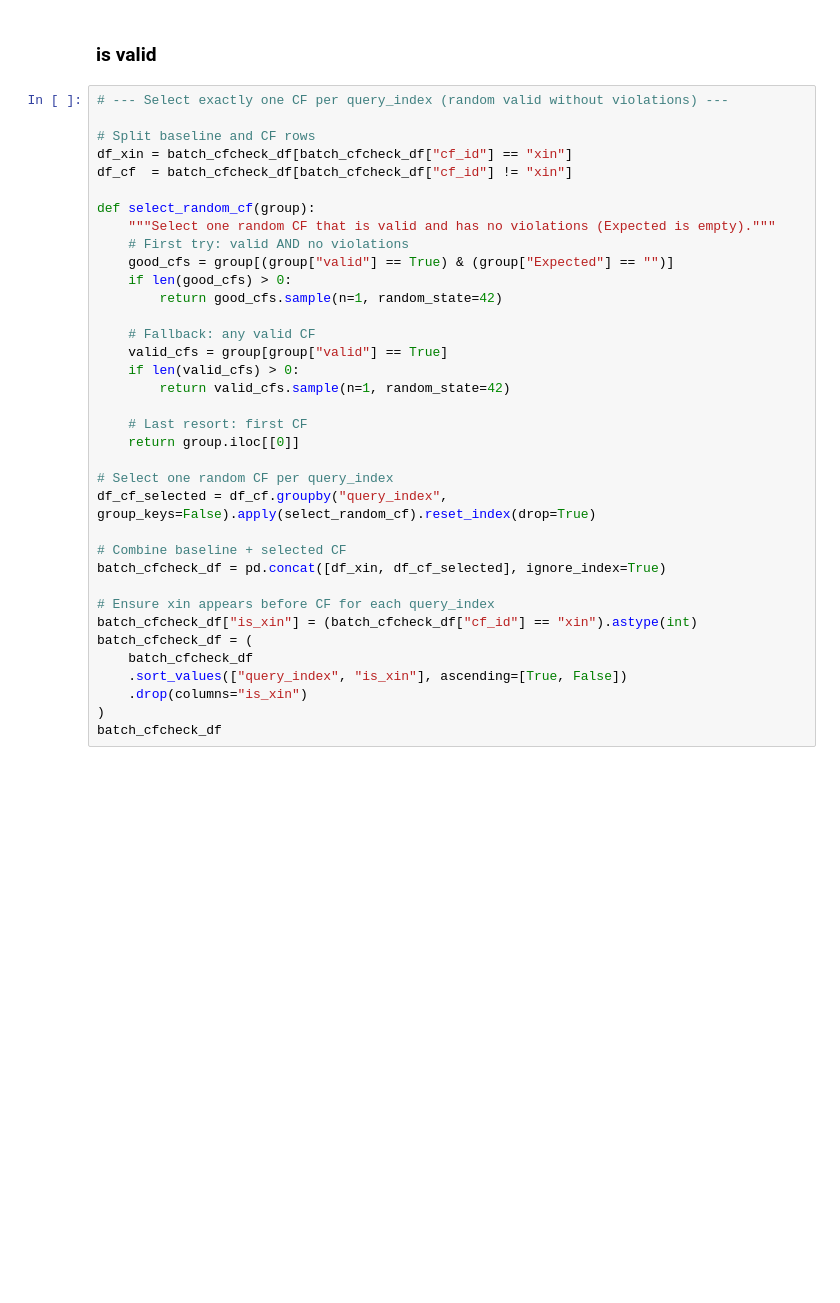
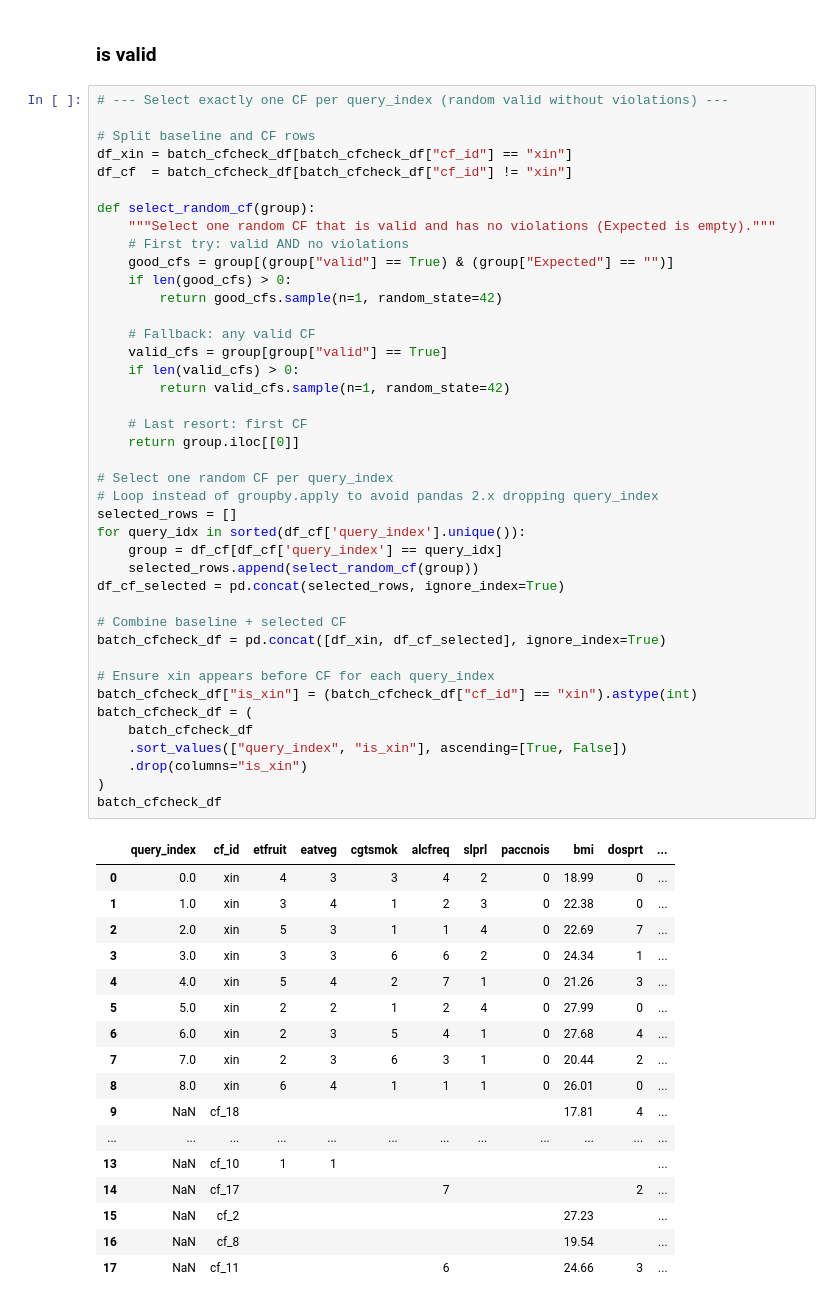
Before and after one commit to Dyretna/cf_bench, a Jupyter notebook: notebooks/counterfactual_tests/xgboost_prange_genetic_lowthres_lock_smoking.ipynb, the cells around one changed output. Cells and saved outputs as stored; diff of their text form; blank space fills up the shorter version.

Commit message:
Fix notebooks: query_index lost in groupby.apply (pandas 2.x breaking change)
Co-Authored-By: Claude Sonnet 4.6 <noreply@anthropic.com>

```diff
--- a/notebooks/counterfactual_tests/xgboost_prange_genetic_lowthres_lock_smoking.ipynb
+++ b/notebooks/counterfactual_tests/xgboost_prange_genetic_lowthres_lock_smoking.ipynb
@@ -273,34 +317,57 @@ df_xin = batch_cfcheck_df[batch_cfcheck_df["cf_id"] == "xin"]
 df_cf  = batch_cfcheck_df[batch_cfcheck_df["cf_id"] != "xin"]
 
 def select_random_cf(group):
     """Select one random CF that is valid and has no violations (Expected is empty)."""
     # First try: valid AND no violations
     good_cfs = group[(group["valid"] == True) & (group["Expected"] == "")]
     if len(good_cfs) > 0:
         return good_cfs.sample(n=1, random_state=42)
 
     # Fallback: any valid CF
     valid_cfs = group[group["valid"] == True]
     if len(valid_cfs) > 0:
         return valid_cfs.sample(n=1, random_state=42)
 
     # Last resort: first CF
     return group.iloc[[0]]
 
 # Select one random CF per query_index
-df_cf_selected = df_cf.groupby("query_index", group_keys=False).apply(select_random_cf).reset_index(drop=True)
+# Loop instead of groupby.apply to avoid pandas 2.x dropping query_index
+selected_rows = []
+for query_idx in sorted(df_cf['query_index'].unique()):
+    group = df_cf[df_cf['query_index'] == query_idx]
+    selected_rows.append(select_random_cf(group))
+df_cf_selected = pd.concat(selected_rows, ignore_index=True)
 
 # Combine baseline + selected CF
 batch_cfcheck_df = pd.concat([df_xin, df_cf_selected], ignore_index=True)
 
 # Ensure xin appears before CF for each query_index
 batch_cfcheck_df["is_xin"] = (batch_cfcheck_df["cf_id"] == "xin").astype(int)
 batch_cfcheck_df = (
     batch_cfcheck_df
     .sort_values(["query_index", "is_xin"], ascending=[True, False])
     .drop(columns="is_xin")
 )
 batch_cfcheck_df
+# %% [output]
+|  | query_index | cf_id | etfruit | eatveg | cgtsmok | alcfreq | slprl | paccnois | bmi | dosprt | ... |
+| 0 | 0.0 | xin | 4 | 3 | 3 | 4 | 2 | 0 | 18.99 | 0 | ... |
+| 1 | 1.0 | xin | 3 | 4 | 1 | 2 | 3 | 0 | 22.38 | 0 | ... |
+| 2 | 2.0 | xin | 5 | 3 | 1 | 1 | 4 | 0 | 22.69 | 7 | ... |
+| 3 | 3.0 | xin | 3 | 3 | 6 | 6 | 2 | 0 | 24.34 | 1 | ... |
+| 4 | 4.0 | xin | 5 | 4 | 2 | 7 | 1 | 0 | 21.26 | 3 | ... |
+| 5 | 5.0 | xin | 2 | 2 | 1 | 2 | 4 | 0 | 27.99 | 0 | ... |
+| 6 | 6.0 | xin | 2 | 3 | 5 | 4 | 1 | 0 | 27.68 | 4 | ... |
+| 7 | 7.0 | xin | 2 | 3 | 6 | 3 | 1 | 0 | 20.44 | 2 | ... |
+| 8 | 8.0 | xin | 6 | 4 | 1 | 1 | 1 | 0 | 26.01 | 0 | ... |
+| 9 | NaN | cf_18 |  |  |  |  |  |  | 17.81 | 4 | ... |
+| ... | ... | ... | ... | ... | ... | ... | ... | ... | ... | ... | ... |
+| 13 | NaN | cf_10 | 1 | 1 |  |  |  |  |  |  | ... |
+| 14 | NaN | cf_17 |  |  |  | 7 |  |  |  | 2 | ... |
+| 15 | NaN | cf_2 |  |  |  |  |  |  | 27.23 |  | ... |
+| 16 | NaN | cf_8 |  |  |  |  |  |  | 19.54 |  | ... |
+| 17 | NaN | cf_11 |  |  |  | 6 |  |  | 24.66 | 3 | ... |
 # %%
 # Print human-readable recommendations for each person
 # (same output as DiceRecommender.format_query, written inline to avoid TF import)
```
Also changed, not shown: parts of 6 cells of this notebook, 1 other file.
